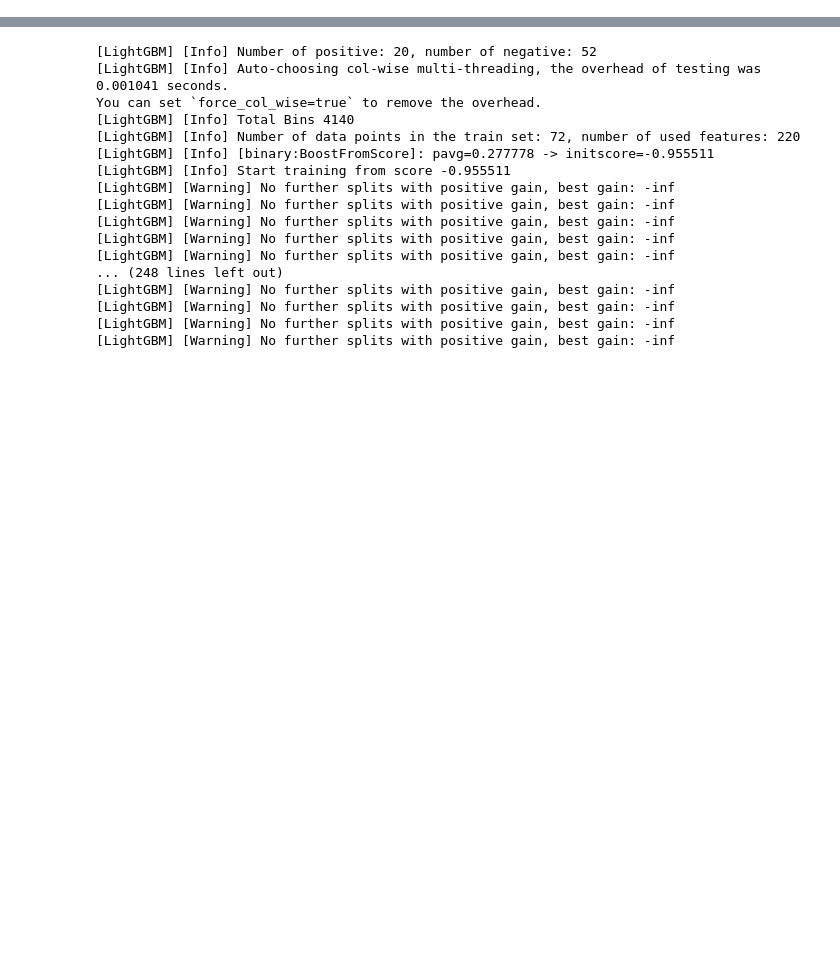
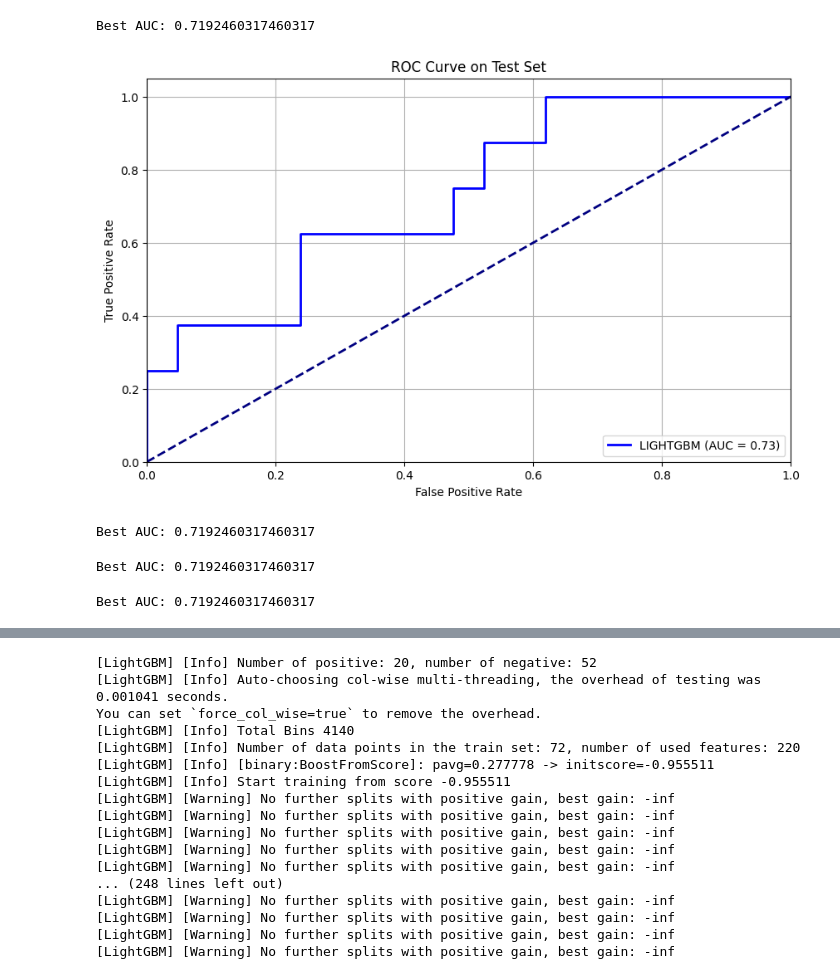
Before and after one commit to lukuenya/Thesis, a Jupyter notebook: notebooks/frailty_state.ipynb, the cells around one changed output, grey strips where cells are left out. Cells and saved outputs as stored; diff of their text form; code cells hidden in the pictures; blank space fills up the shorter version.

```diff
--- a/notebooks/frailty_state.ipynb
+++ b/notebooks/frailty_state.ipynb
@@ -13,8 +15,64 @@ import data_loader
 import config
 # %%
 # Load the model
-model_path = '../models/classifier_model.joblib'
-model = joblib.load(model_path)
+models = {
+    'lightgbm': joblib.load('../models/classifiers/lightgbm_fragire18_model.joblib'),
+    'xgboost': joblib.load('../models/classifiers/xgboost_fragire18_model.joblib')
+}
+# %%
+results = joblib.load('../models/classifiers/xgboost_fragire18_results.joblib')
+
+best_params = results['best_params']
+best_auc = results['best_auc']
+study = results['study']
+# %%
+print(f"Best AUC: {best_auc}")
+# %% [output]
+Best AUC: 0.7192460317460317
 # %%
-# Load the data
-X, y = data_loader.load_data()
+# Load the data and get feature names
+X, y = data_loader.load_data('FRAGIRE18')
+feature_names = data_loader.get_feature_names()
+# %%
+from sklearn.model_selection import train_test_split
+
+# Split data into train and test sets
+X_train, X_test, y_train, y_test = train_test_split(X, y, test_size=0.2, random_state=42, stratify=y)
+
+# Load model
+model = joblib.load('../models/classifiers/xgboost_fried_model.joblib')
+
+# Get predictions on test set only
+y_pred_proba = model.predict_proba(X_test)[:, 1]
+
+# Calculate ROC curve and AUC on test set
+fpr, tpr, _ = roc_curve(y_test, y_pred_proba)
+roc_auc = auc(fpr, tpr)
+
+# Plot
+plt.figure(figsize=(10, 6))
+plt.plot(fpr, tpr, color='blue', lw=2,
+         label=f'LIGHTGBM (AUC = {roc_auc:.2f})')
+plt.plot([0, 1], [0, 1], color='navy', lw=2, linestyle='--')
+plt.xlim([0.0, 1.0])
+plt.ylim([0.0, 1.05])
+plt.xlabel('False Positive Rate')
+plt.ylabel('True Positive Rate')
+plt.title('ROC Curve on Test Set')
+plt.legend(loc="lower right")
+plt.grid(True)
+plt.show()
+# %% [output]
+[figure, added]
+# %%
+print(f"Best AUC: {best_auc}")
+# %% [output]
+Best AUC: 0.7192460317460317
+# %%
+print(f"Best AUC: {best_auc}")
+# %% [output]
+Best AUC: 0.7192460317460317
+# %%
+print(f"Best AUC: {best_auc}")
+# %% [output]
+Best AUC: 0.7192460317460317
```
Also changed, not shown: parts of 8 cells of this notebook, 23 other files.
